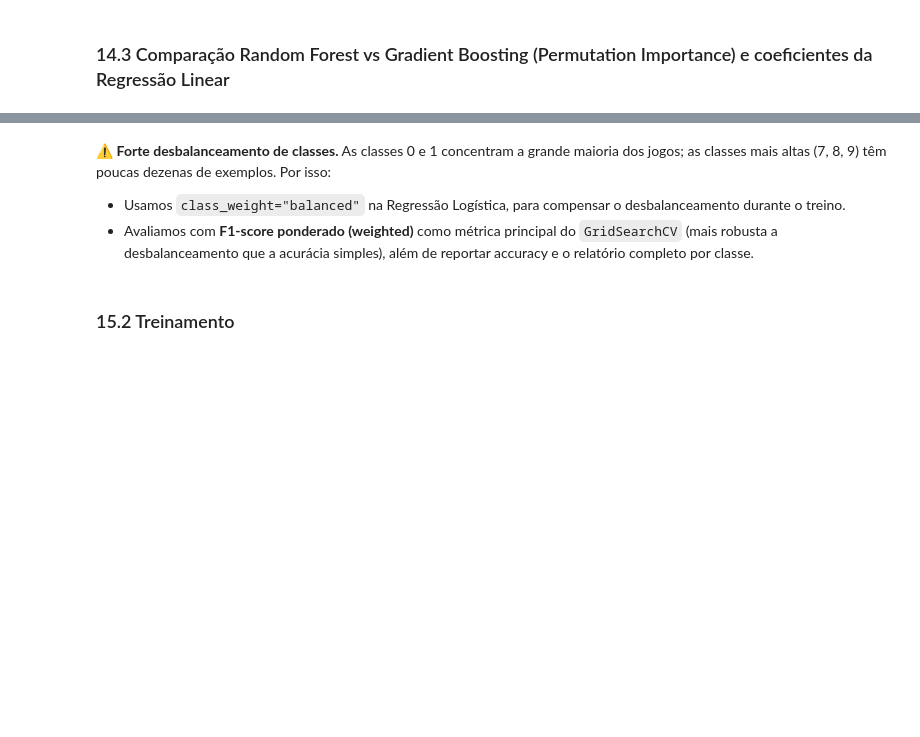
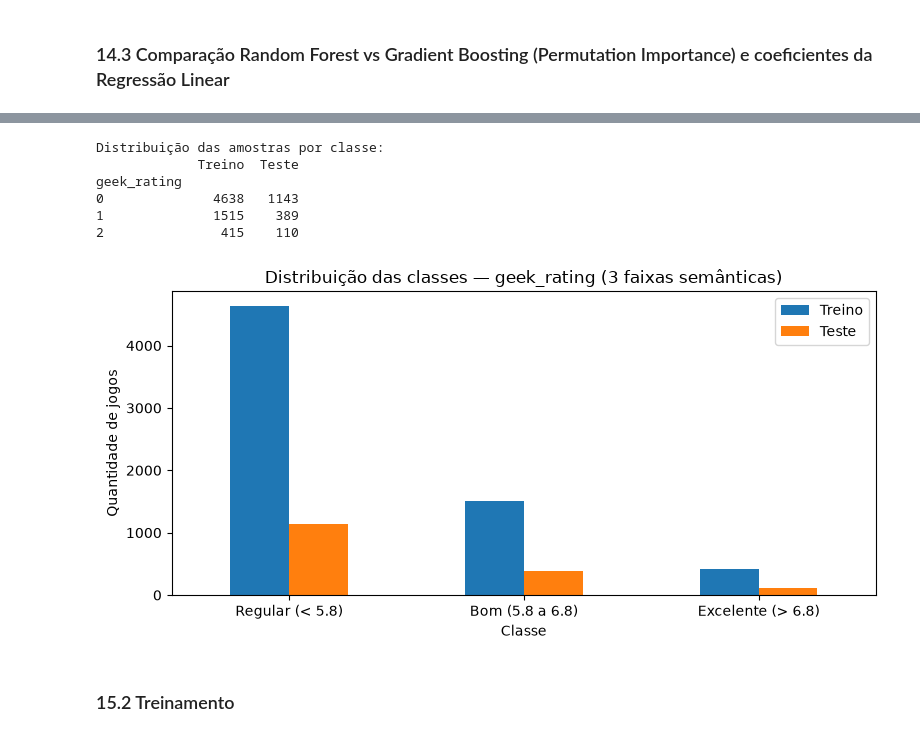
Before and after one commit to GabrielAquarius/trabalho_machine_learning, a Jupyter notebook: treinamento/treinamento_modelos.ipynb, the cells around one changed output, grey strips where cells are left out. Saved outputs shown, nothing was run; the diff lists cells and outputs as text; code cells hidden in the pictures; blank space fills up the shorter version.

```diff
--- a/treinamento/treinamento_modelos.ipynb
+++ b/treinamento/treinamento_modelos.ipynb
@@ -557,0 +650,19 @@ for i, lbl in enumerate(bin_labels_desc):
+# %%
+model_clf = LogisticRegression(
+    solver='saga',
+    class_weight='balanced',
+    max_iter=2000,
+    random_state=RANDOM_STATE
+)
+
+model_clf.fit(X_train_full, y_train_full_clf)
+
+y_test_pred = model_clf.predict(X_test)
+
+print("\n=== RESULTADOS NO HOLDOUT DE TESTE ===")
+print(f"Acurácia: {accuracy_score(y_test_clf, y_test_pred):.4f}")
+print("\nRelatório de Classificação:")
+print(classification_report(y_test_clf, y_test_pred, target_names=CLASS_NAMES))
+
+print("\nMatriz de Confusão:")
+print(confusion_matrix(y_test_clf, y_test_pred))
@@ -558,21 +689,30 @@ for i, lbl in enumerate(bin_labels_desc):
 # %%
-dist_treino = y_train_clf.value_counts().sort_index()
-dist_teste = y_test_clf.value_counts().sort_index()
+dist_treino = y_train_full_clf.value_counts().sort_index()
+dist_teste  = y_test_clf.value_counts().sort_index()
 
-dist_df = pd.DataFrame({"treino": dist_treino, "teste": dist_teste}).fillna(0).astype(int)
+dist_df = pd.DataFrame({
+    "Treino": dist_treino,
+    "Teste":  dist_teste,
+}).fillna(0).astype(int)
+
+print("Distribuição das amostras por classe:")
 print(dist_df)
+print()
 
-plt.figure(figsize=(9, 4))
-dist_df.plot(kind="bar", ax=plt.gca())
-plt.title("Distribuição das classes (faixas de geek_rating)")
-plt.xlabel("Classe (faixa)")
-plt.ylabel("Quantidade de jogos")
+ax = dist_df.plot(kind="bar", figsize=(8, 4), rot=0)
+ax.set_title("Distribuição das classes — geek_rating (3 faixas semânticas)")
+ax.set_xlabel("Classe")
+ax.set_ylabel("Quantidade de jogos")
+ax.set_xticklabels(CLASS_NAMES)
 plt.tight_layout()
 plt.show()
+# %% [output]
+Distribuição das amostras por classe:
+             Treino  Teste
+geek_rating
+0              4638   1143
+1              1515    389
+2               415    110
+[figure, added]
-# %% [markdown]
-⚠️ **Forte desbalanceamento de classes.** As classes 0 e 1 concentram a grande maioria dos jogos; as classes mais altas (7, 8, 9) têm poucas dezenas de exemplos. Por isso:
-
-- Usamos `class_weight="balanced"` na Regressão Logística, para compensar o desbalanceamento durante o treino.
-- Avaliamos com **F1-score ponderado (weighted)** como métrica principal do `GridSearchCV` (mais robusta a desbalanceamento que a acurácia simples), além de reportar accuracy e o relatório completo por classe.
 # %% [markdown]
 ### 15.2 Treinamento
```
Also changed, not shown: parts of 51 cells of this notebook, 1 other file.
